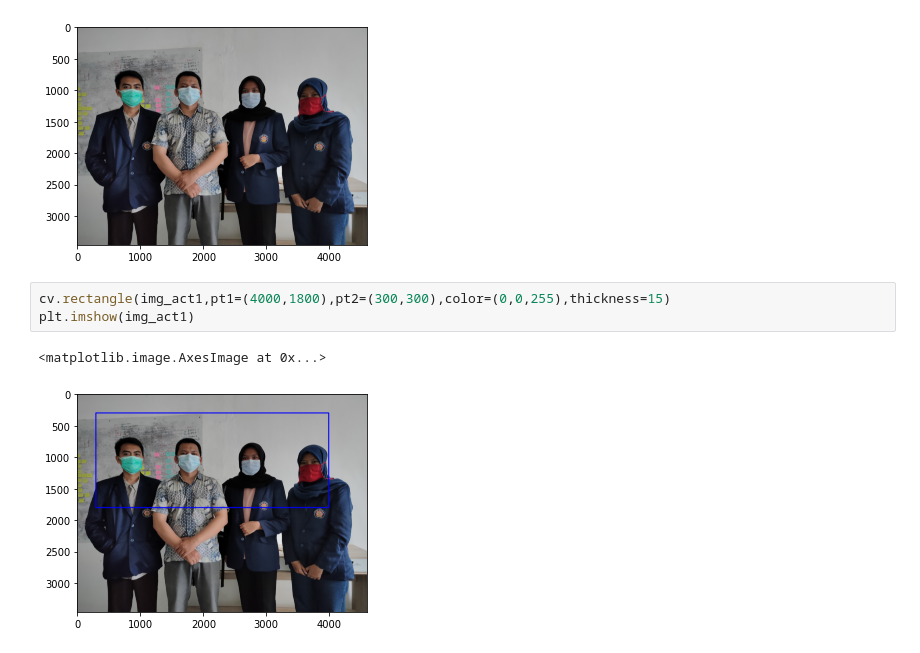
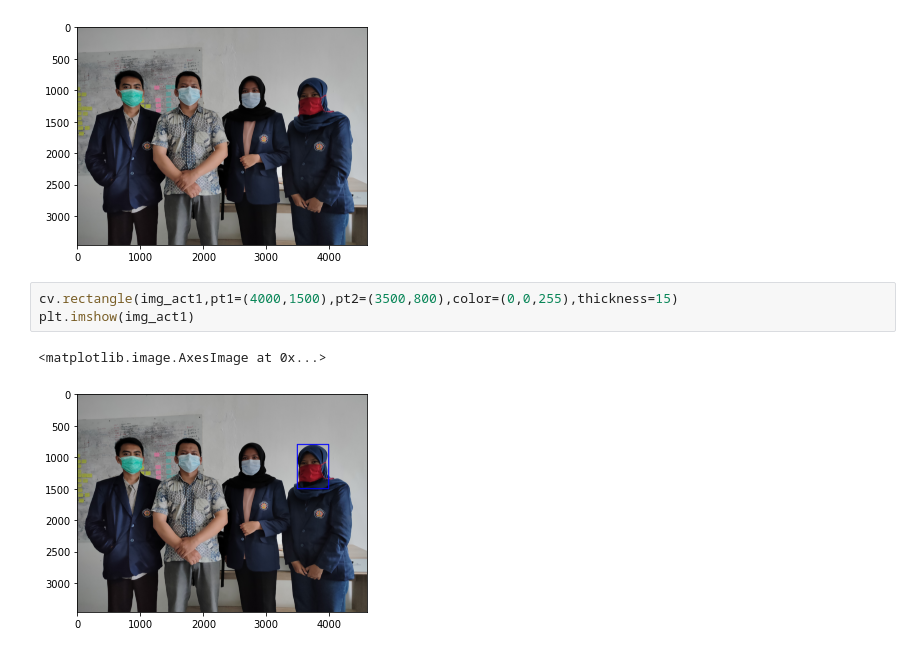
Before and after one commit to fidelatrstyni/PCVK_Genap_2021, a Jupyter notebook: Week2.ipynb, the cells around one changed output. Saved outputs shown, nothing was run; the diff lists cells and outputs as text.

```diff
--- a/Week2.ipynb
+++ b/Week2.ipynb
@@ -148,8 +148,8 @@ plt.imshow(img_act1)
 <matplotlib.image.AxesImage at 0x...>
 [figure]
 # %%
-cv.rectangle(img_act1,pt1=(4000,1800),pt2=(300,300),color=(0,0,255),thickness=15)
+cv.rectangle(img_act1,pt1=(4000,1500),pt2=(3500,800),color=(0,0,255),thickness=15)
 plt.imshow(img_act1)
 # %% [output]
 <matplotlib.image.AxesImage at 0x...>
-[figure, old version]
+[figure, new version]
```
Also changed, not shown: parts of 1 cell of this notebook.
